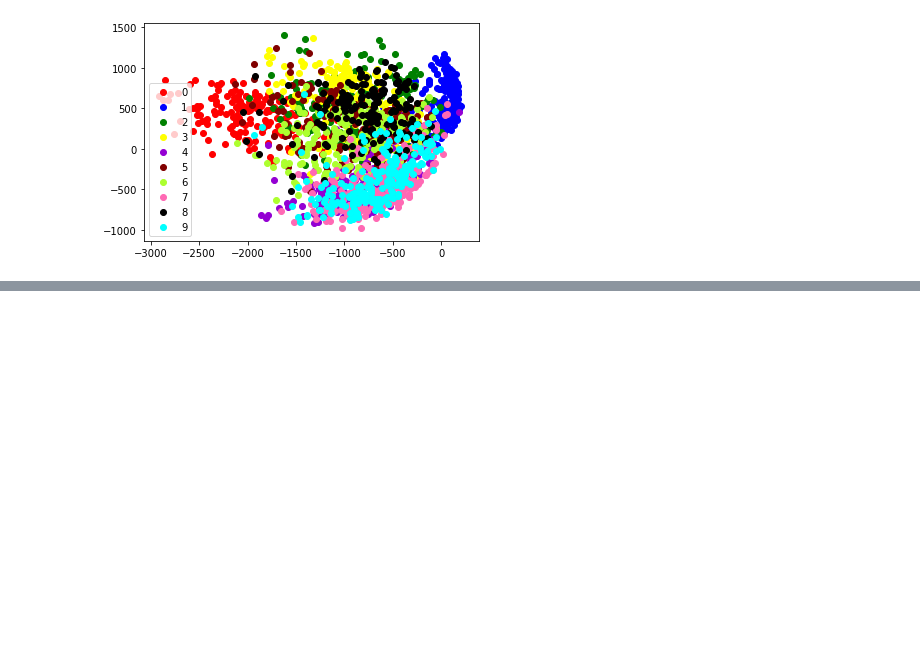
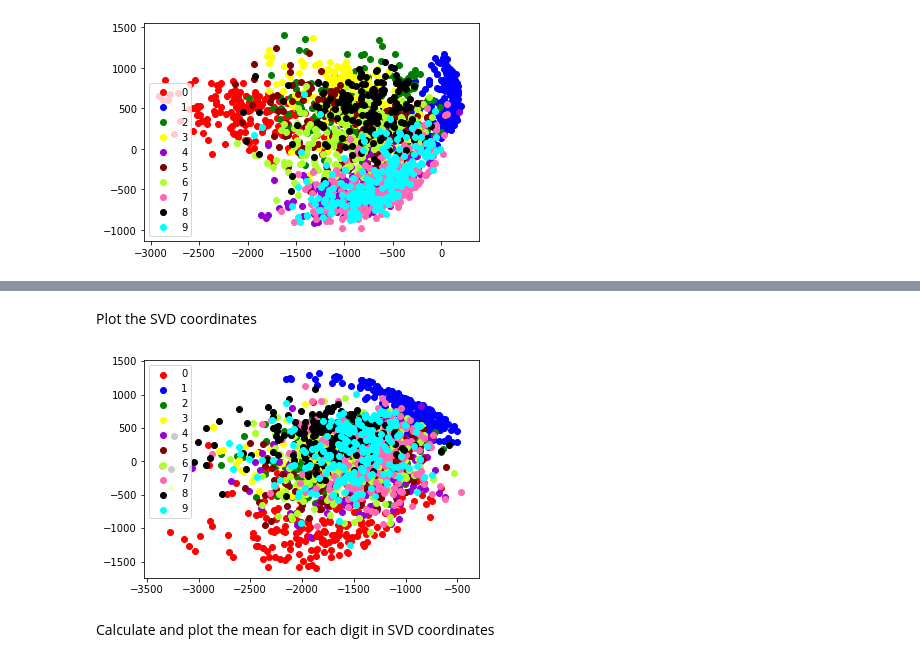
Before and after one commit to DanielY1783/mnist_svd, a Jupyter notebook: mnist.ipynb, the cells around one changed output, grey strips where cells are left out. Cells and saved outputs as stored; diff of their text form; code cells hidden in the pictures; blank space fills up the shorter version.

```diff
--- a/mnist.ipynb
+++ b/mnist.ipynb
@@ -87,0 +112,8 @@ plt.show()
+# %%
+# Calculate u, s, v
+u, s, v = np.linalg.svd(x_train_rowvector_sample2000.T, full_matrices=False)
+# Set all singular values greater than the first two to 0
+for i in range(2, s.shape[0]):
+    s[i] = 0
+# Calculate the reduced dimensions with svd
+svd_cords = np.diag(s) @ v
@@ -87,0 +122,22 @@ plt.show()
+# %%
+svd_list= [0] * 10
+for i in range(10):
+    svd_list[i] = (svd_cords.T[y_train_sample2000 == i])
+# %% [markdown]
+Plot the SVD coordinates
+# %%
+COLORS = ["red", "blue", "green", "yellow", "darkviolet",
+          "maroon", "greenyellow", "hotpink", "black", "cyan"]
+fig, ax = plt.subplots()
+for i in range(10):
+    # Get the pca array corresponding to the current label
+    svd_current_label = svd_list[i]
+    ax.scatter(svd_current_label[:, 0], svd_current_label[:, 1],
+               c=COLORS[i], label=str(i))
+
+ax.legend()
+plt.show()
+# %% [output]
+[figure, added]
+# %% [markdown]
+Calculate and plot the mean for each digit in SVD coordinates
```
Also changed, not shown: parts of 10 cells of this notebook.
